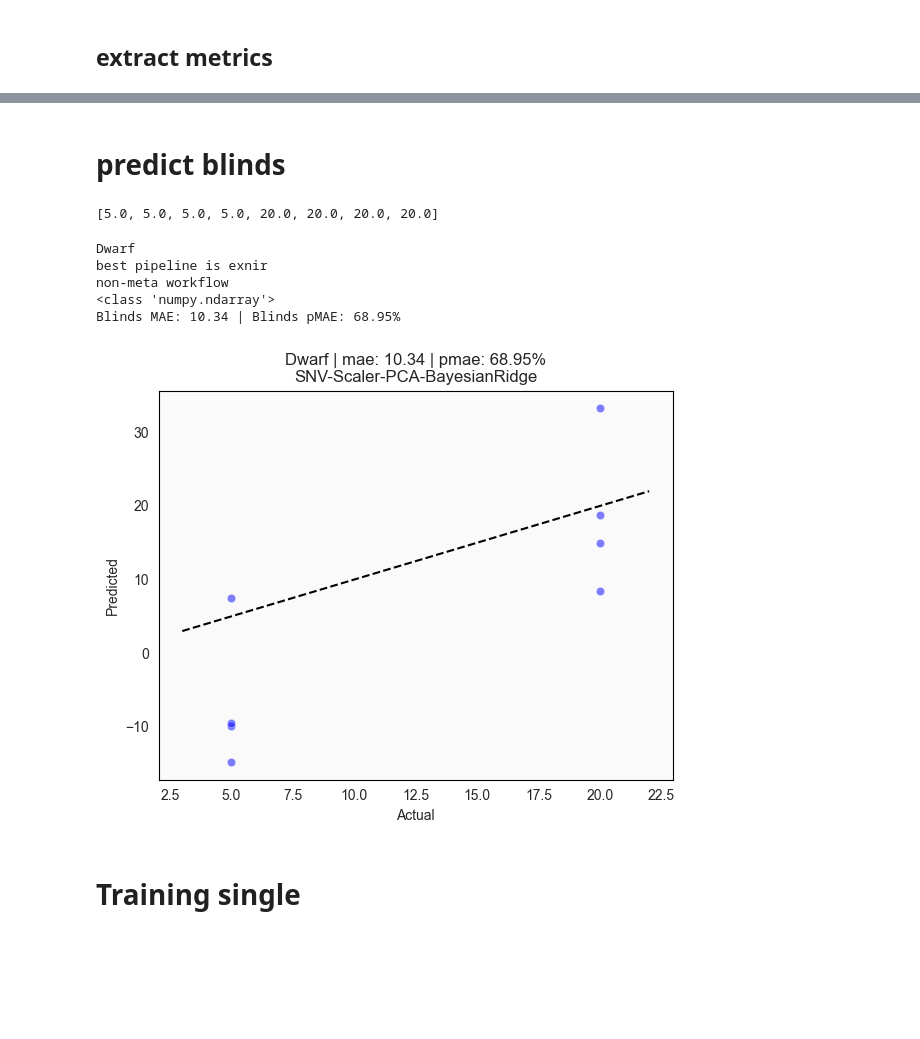
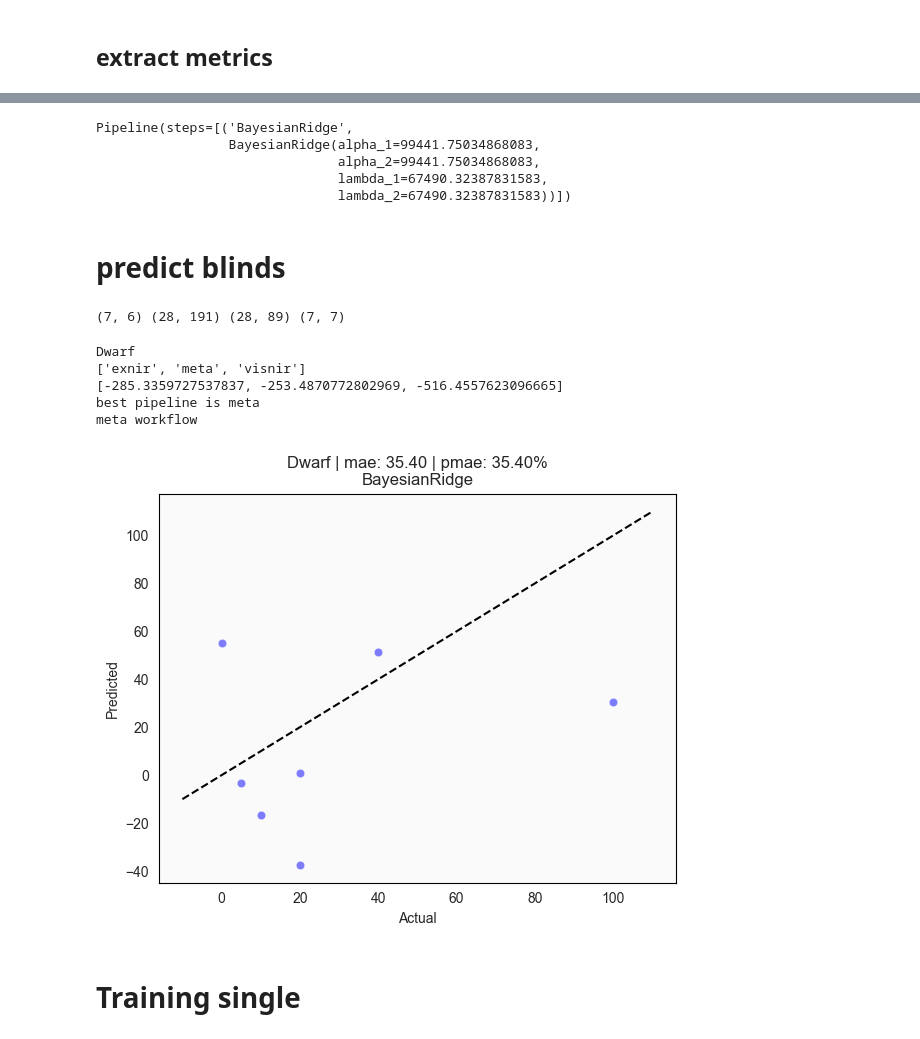
Before and after one commit to ryan-soh-pprint/DS_template, a Jupyter notebook: notebooks/05_profile_v5.ipynb, the cells around one changed output, grey strips where cells are left out. Drawn from its saved outputs; the diff is of its cells as text; code cells hidden in the pictures; blank space fills up the shorter version.

```diff
--- a/notebooks/05_profile_v5.ipynb
+++ b/notebooks/05_profile_v5.ipynb
@@ -546,16 +578,20 @@ Dwarf
 # %%
 for label in labels:
 
-    list_of_pkl_files = glob.glob(f'../models/predictions_profile/trainer_{label}_*.pkl')
+    print(label)
+
+    list_of_pkl_files = glob.glob(f'../models/predictions_profile/time_split/trainer_{label}_*.pkl')
     model_name = [re.search(r'_([^_]+)\.pkl$', filename).group(1) for filename in list_of_pkl_files]
     loaded_pkl = [pkl.load(open(file, 'rb')) for file in list_of_pkl_files]
+    print(model_name)
 
     metrics = [generate_regression_metrics(model,y[label]) for model in loaded_pkl]
     pipelines = [model.get_pipeline() for model in loaded_pkl]
 
     performances = [model.get_best_performance() for model in loaded_pkl]
-
+    print(performances)
     best_performance = np.argmax(np.array(performances)) # argmax, Most positive neg-MSE wins
+    # best_performance = 2 # for testing
 
     best_model =  {'name':model_name[best_performance], **metrics[best_performance]}
     best_model_output =  json.dumps(best_model, indent=4)
@@ -581,7 +617,6 @@ for label in labels:
     plt.ylabel(f'Predicted')
     plt.savefig(output_dir / f'prederror_{label}_best.png')
 
-
     plt.show()
     plt.close()
 # %% [output]
@@ -589,2 +627,10 @@ for label in labels:
+# %%
+pipelines[1]
+# %% [output]
+Pipeline(steps=[('BayesianRidge',
+                 BayesianRidge(alpha_1=99441.75034868083,
+                               alpha_2=99441.75034868083,
+                               lambda_1=67490.32387831583,
+                               lambda_2=67490.32387831583))])
 # %% [markdown]
 # predict blinds
@@ -596,22 +637,30 @@ labels_df_og=y_test_og
-# %%
-y_input = y['Dwarf'].groupby(y.index).mean()
-y_list = list(y_input)
-y_list
-# %% [output]
-[5.0, 5.0, 5.0, 5.0, 20.0, 20.0, 20.0, 20.0]
+# %%
+y=y_test
+X_visnir=X_visnir_test
+X_exnir=X_exnir_test
+labels_df_og=y_test_og
+
+# predict lot level
+y=y.reset_index().drop_duplicates().set_index('lot_id')
+labels_df_og=labels_df_og.drop_duplicates().set_index('lot_id')
+print(y.shape, X_visnir.shape, X_exnir.shape, labels_df_og.shape)
+# %% [output]
+(7, 6) (28, 191) (28, 89) (7, 7)
 # %%
 for label in labels:
     print(label)
 
-    output_dir = Path(f"../models/predictions_profile")
+    output_dir = Path(f"../models/predictions_profile/time_split")
     output_dir.mkdir(exist_ok=True, parents=True)
 
-    y_input = y['Dwarf'].groupby(y.index).mean()
-    y_list = list(y_input)
+    # y[label] = y[label].groupby(y.index).mean()
+    # y[label] = y[label]
+    # y_list = list(y[label])
 
-    list_of_pkl_files = glob.glob(f'../models/predictions_profile/trainer_{label}_*.pkl')
+    list_of_pkl_files = glob.glob(f'../models/predictions_profile/time_split/trainer_{label}_*.pkl')
     model_name = [re.search(r'_([^_]+)\.pkl$', filename).group(1) for filename in list_of_pkl_files]
     loaded_pkl = [pkl.load(open(file, 'rb')) for file in list_of_pkl_files]
+    print(model_name)
 
     metrics = [generate_regression_metrics(model,y[label]) for model in loaded_pkl]
     pipelines = [model.get_pipeline() for model in loaded_pkl]
@@ -619,7 +668,9 @@ for label in labels:
     pipeline_visnir = pipelines[2] #hardcoded
 
     performances = [model.get_best_performance() for model in loaded_pkl]
+    print(performances)
     best_performance = np.argmax(np.array(performances)) # argmax, Most positive neg-MSE wins
+    # best_performance = 2 # for testing
 
     best_model =  {'name':model_name[best_performance], **metrics[best_performance]}
     # best_model_output =  json.dumps(best_model, indent=4)
@@ -639,46 +690,43 @@ for label in labels:
         predictions = pipelines[best_performance].predict(X_input)
 
     else:
         # metamodel flow
         print("meta workflow")
 
         n_classes = 1
         X_meta = pd.DataFrame(0, index=X_visnir.index, columns=pd.RangeIndex(2*n_classes))
         X_meta.loc[:, np.arange(n_classes)] = pipeline_visnir.predict(X_visnir)
         X_meta.loc[:, np.arange(n_classes)+n_classes] = pipeline_exnir.predict(X_exnir)
 
         pkl_path = os.path.join(output_dir, f"tasteprofile_model_{label}_meta.pkl")
         with open(pkl_path, "rb") as f:
             pipeline_meta = load_pf_legacy_models(f)
         predictions = regression_predict(pipeline_meta, X_meta).iloc[:, 0]
 
-    print(type(predictions))
-
-    blinds_MAE = np.mean(np.abs(y_input.values - predictions))
-    blinds_pMAE = (blinds_MAE * 100) / abs(y_input.max()-y_input.min())
-    print(f"Blinds MAE: {blinds_MAE:.2f} | Blinds pMAE: {blinds_pMAE:.2f}%")
+    blinds_MAE = np.mean(np.abs(y[label].values - predictions))
+    blinds_pMAE = (blinds_MAE * 100) / abs(y[label].max()-y[label].min())
 
     plt.figure(figsize=(6, 5))
-    sns.scatterplot(x=y_list, y=predictions, color='blue', alpha=0.5)
-    plt.plot([y_input.min()-y_input.max()*.1, y_input.max()+y_input.max()*.1],
-             [y_input.min()-y_input.max()*.1, y_input.max()+y_input.max()*.1],
+    sns.scatterplot(x=y[label], y=predictions, color='blue', alpha=0.5)
+    plt.plot([y[label].min()-y[label].max()*.1, y[label].max()+y[label].max()*.1],
+             [y[label].min()-y[label].max()*.1, y[label].max()+y[label].max()*.1],
              color='black', linestyle='--')  # Reference line
 
     plt.title(f'{label} | mae: {blinds_MAE:.2f} | pmae: {blinds_pMAE:.2f}%\n{best_model["model"]}')
     plt.xlabel(f'Actual')
     plt.ylabel(f'Predicted')
     plt.tight_layout()
     plt.savefig(output_dir / f'prederror_{label}_blind.png')
 
     plt.show()
     plt.close()
 # %% [output]
 Dwarf
-best pipeline is exnir
-non-meta workflow
-<class 'numpy.ndarray'>
-Blinds MAE: 10.34 | Blinds pMAE: 68.95%
+['exnir', 'meta', 'visnir']
+[-285.3359727537837, -253.4870772802969, -516.4557623096665]
+best pipeline is meta
+meta workflow
-[figure, old version]
+[figure, new version]
 # %% [markdown]
 # Training single
 # %%
```
Also changed, not shown: parts of 14 cells of this notebook.
